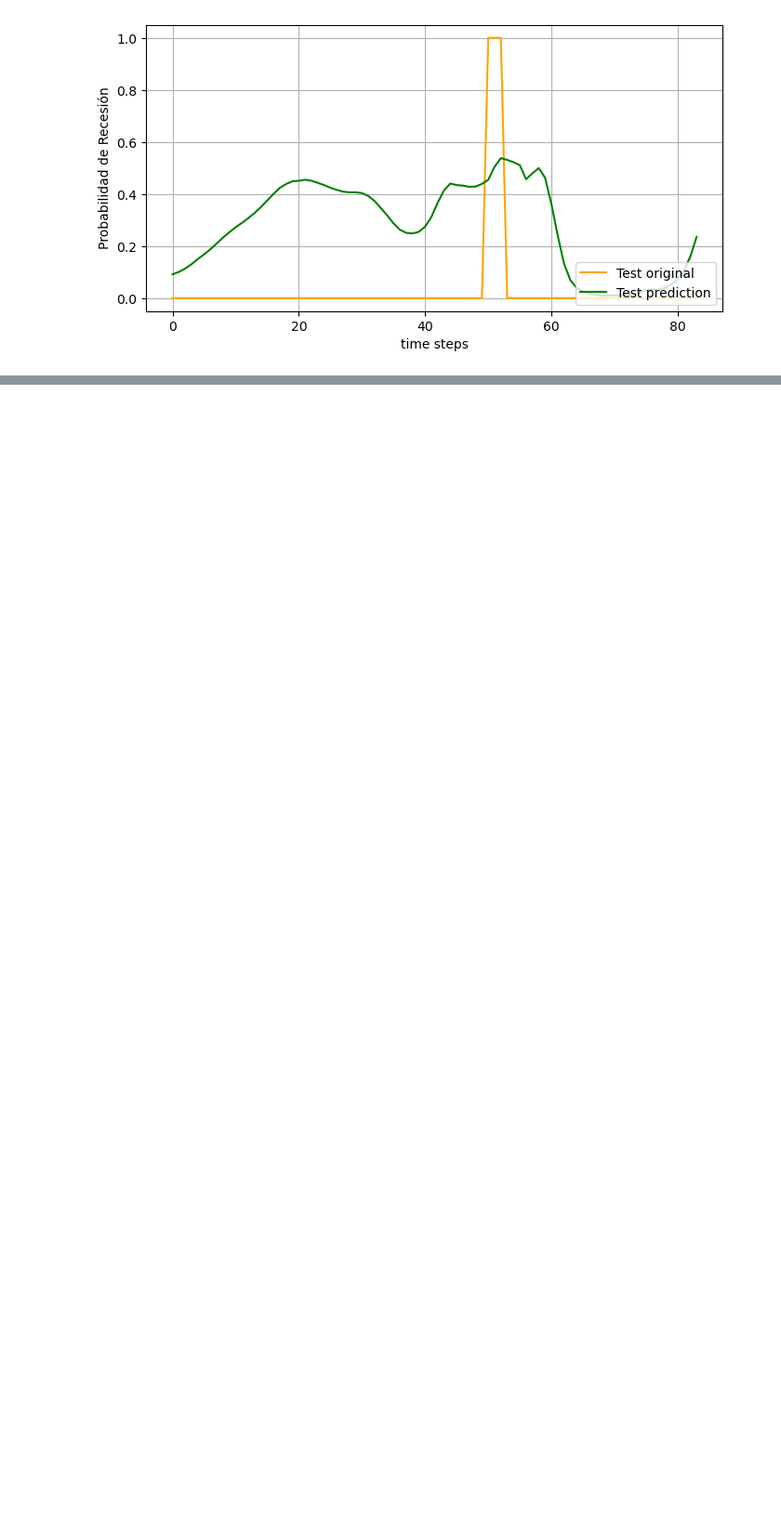
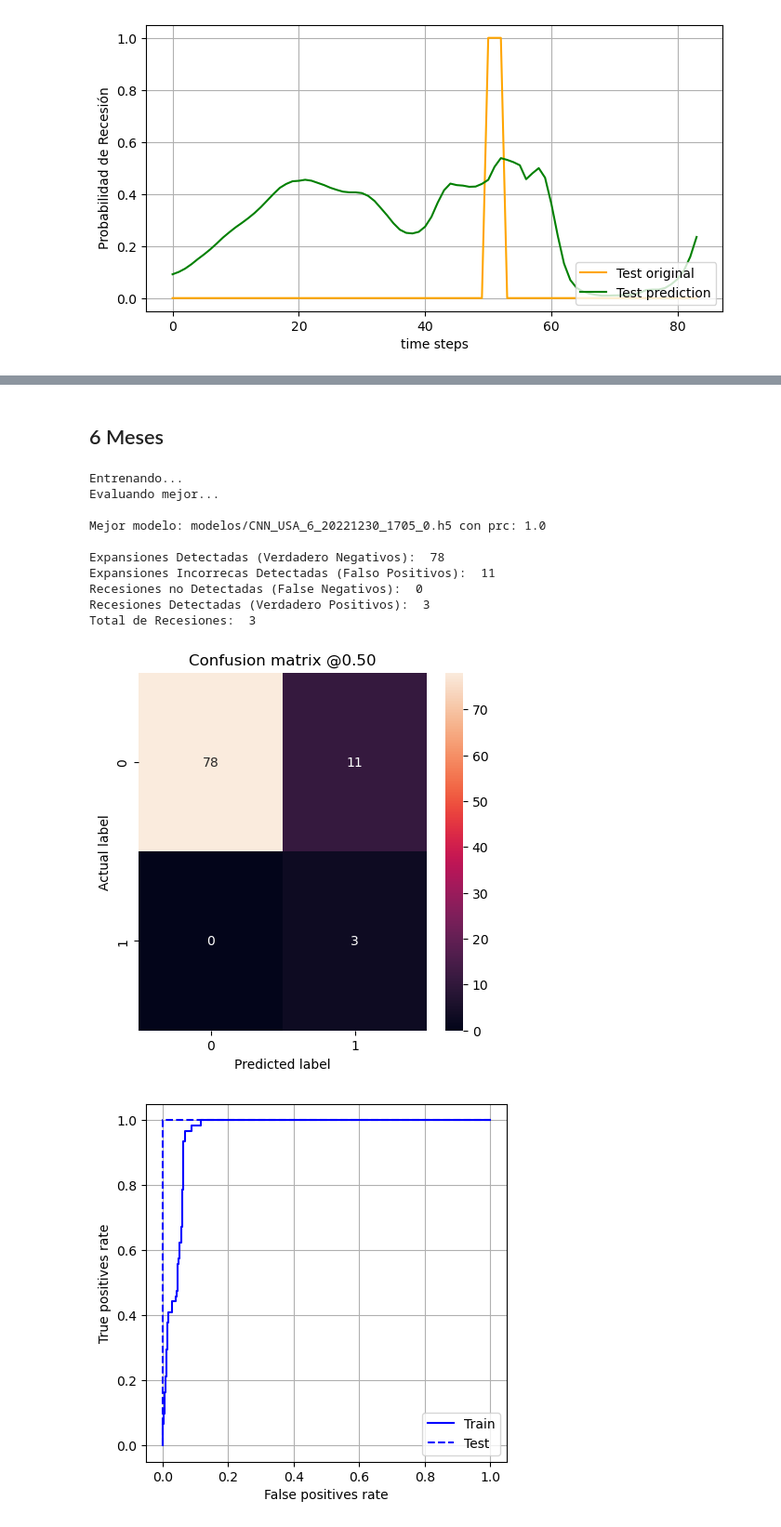
Before and after one commit to valegrei/crisis-forecasting, a Jupyter notebook: modelamiento/entrenar_USA.ipynb, the cells around one changed output, grey strips where cells are left out. Shown at 93% size. Saved outputs shown, nothing was run; the diff lists cells and outputs as text; code cells hidden in the pictures; blank space fills up the shorter version.

```diff
--- a/modelamiento/entrenar_USA.ipynb
+++ b/modelamiento/entrenar_USA.ipynb
@@ -250,0 +280,21 @@ Total de Recesiones:  3
+# %% [markdown]
+## 6 Meses
+# %%
+steps_in = 13
+steps_out = 6
+name_prj = 'CNN_USA_'
+model_path = 'ajustes/CNN_USA_6_20221230_0037.h5'
+entrenar(name_prj,model_path, steps_in, steps_out)
+# %% [output]
+Entrenando...
+Evaluando mejor...
+
+Mejor modelo: modelos/CNN_USA_6_20221230_1705_0.h5 con prc: 1.0
+
+Expansiones Detectadas (Verdadero Negativos):  78
+Expansiones Incorrecas Detectadas (Falso Positivos):  11
+Recesiones no Detectadas (False Negativos):  0
+Recesiones Detectadas (Verdadero Positivos):  3
+Total de Recesiones:  3
+[figure, added]
+[figure, added]
```
Also changed, not shown: parts of 6 cells of this notebook, 12 other files.
